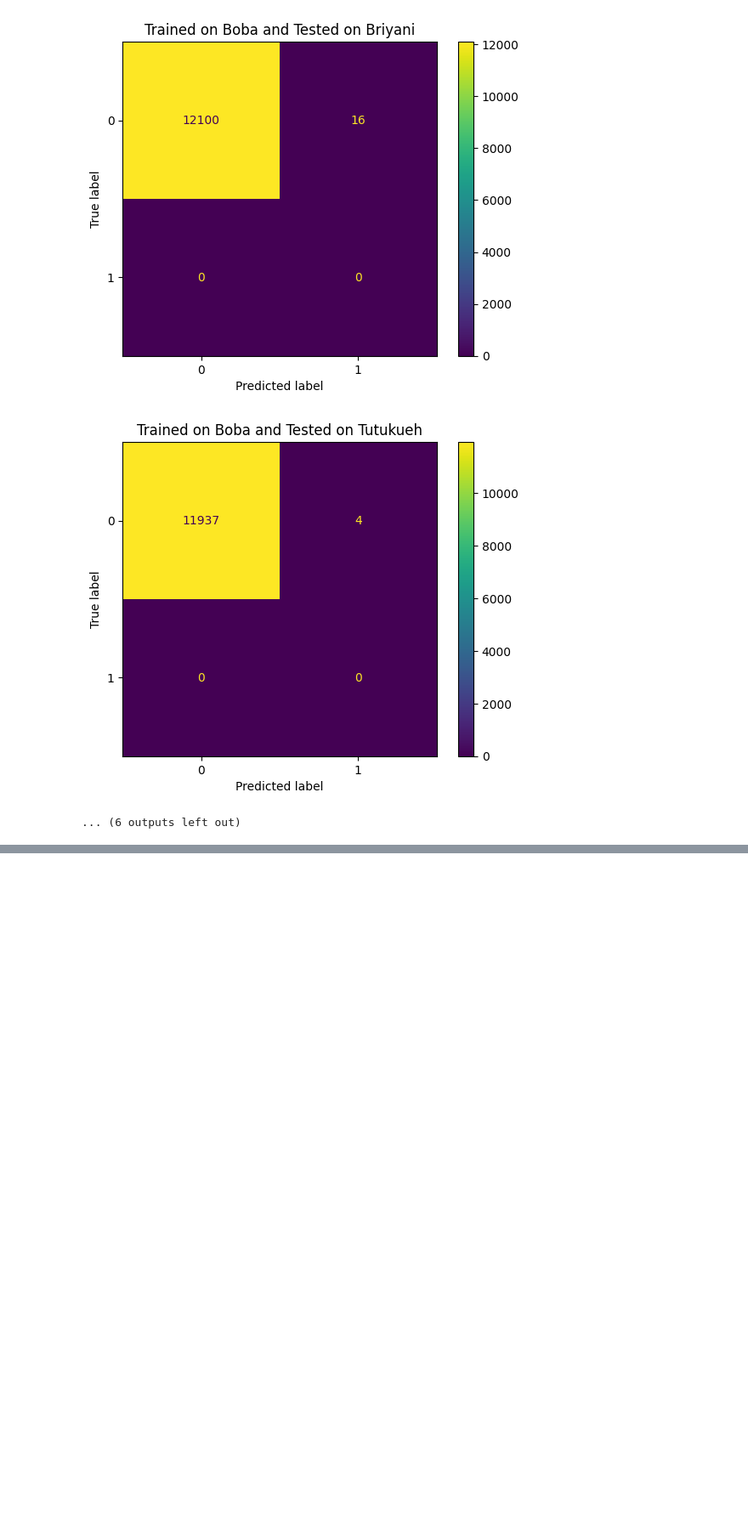
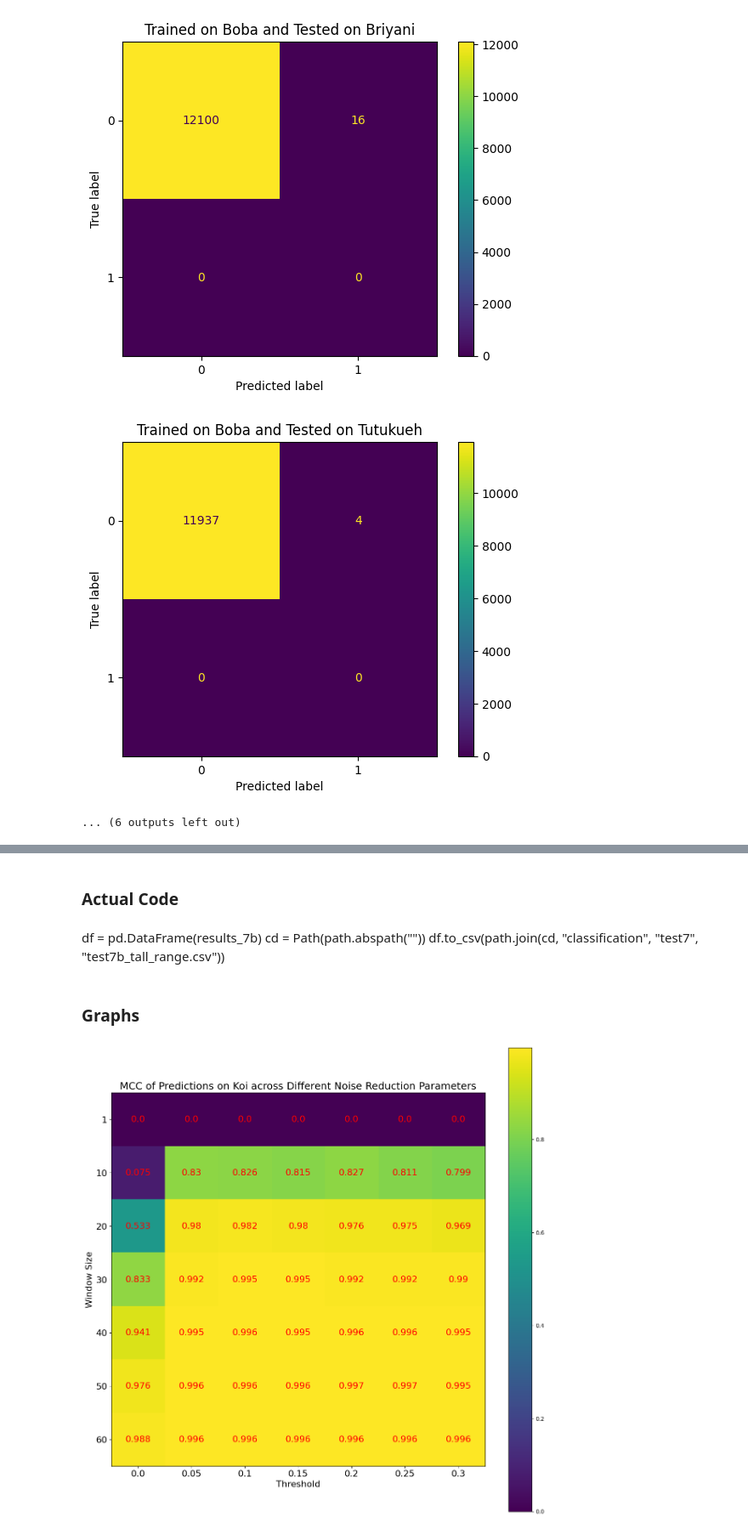
Before and after one commit to russell-ykh/monke, a Jupyter notebook: c7assify.ipynb, the cells around one changed output, grey strips where cells are left out. Shown at 85% size. Cells and saved outputs as stored; diff of their text form; code cells hidden in the pictures; blank space fills up the shorter version.

```diff
--- a/c7assify.ipynb
+++ b/c7assify.ipynb
@@ -352,0 +366,54 @@ _Sliding Window Sizes_
+# %% [markdown]
+### Actual Code
+# %%
+thresholds = [0.0, 0.05, 0.1, 0.15, 0.2, 0.25, 0.3]
+window_sizes = [1, 10, 20, 30, 40, 50, 60]
+
+results_7b = {}
+
+for ws in window_sizes:
+    for t in thresholds:
+        process = lambda x : mf.changes_in_changes(mf.vel(x), ws, t)
+        pro_data, pro_labels = process_data(pose_data_koi, labels_koi, process)
+        training_data, testing_data, training_labels, testing_labels = prep_train_test_data(pro_data, pro_labels, names_koi)
+        clf = RandomForestClassifier(class_weight="balanced")
+        clf.fit(training_data, training_labels)
+
+        testing_data_merged = np.concatenate([testing_data[name] for name in testing_data])
+        testing_labels_merged = np.concatenate([testing_labels[name] for name in testing_labels])
+
+        results_7b[(ws, t)] = test_classify(clf, testing_data_merged, testing_labels_merged)
+# %% [markdown]
+df = pd.DataFrame(results_7b)
+cd = Path(path.abspath(""))
+df.to_csv(path.join(cd, "classification", "test7", "test7b_tall_range.csv"))
+# %% [markdown]
+### Graphs
+# %%
+visualise_7b = []
+
+for ws in window_sizes:
+    row = []
+    for t in thresholds:
+        row.append(results_7b[(ws, t)]["mcc"])
+    visualise_7b.append(row)
+
+plt.imshow(visualise_7b, cmap='viridis', interpolation='nearest')
+
+for i in range(len(visualise_7b)):
+    for j in range(len(visualise_7b[i])):
+        plt.text(j, i, round(visualise_7b[i][j], 3), ha='center', va='center', color="red", size=16)
+
+plt.xlabel("Threshold", size=16)
+plt.ylabel("Window Size", size=16)
+plt.title("MCC of Predictions on Koi across Different Noise Reduction Parameters", size=18)
+
+plt.xticks(list(range(len(thresholds))), thresholds, size=16)
+plt.yticks(list(range(len(window_sizes))), window_sizes, size=16)
+
+plt.colorbar()
+plt.gcf().set_size_inches(12, 12)
+
+plt.show()
+# %% [output]
+[figure, added]
```
Also changed, not shown: parts of 9 cells of this notebook, 5 other files.
